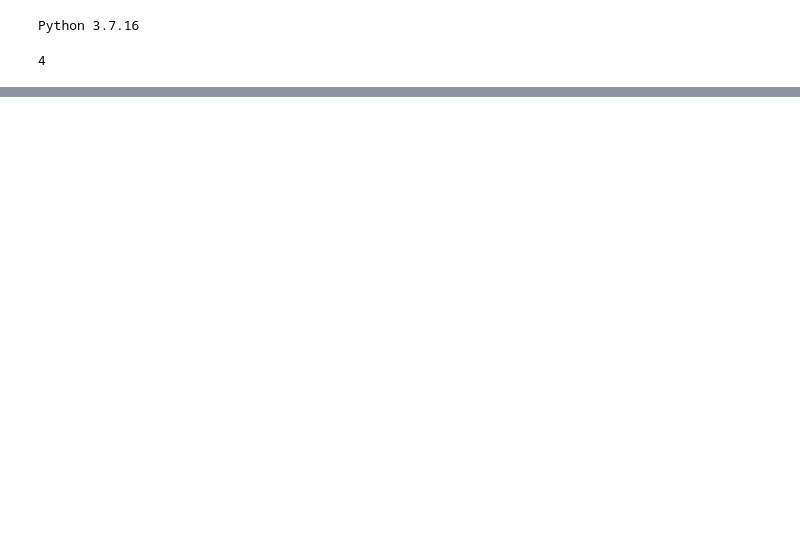
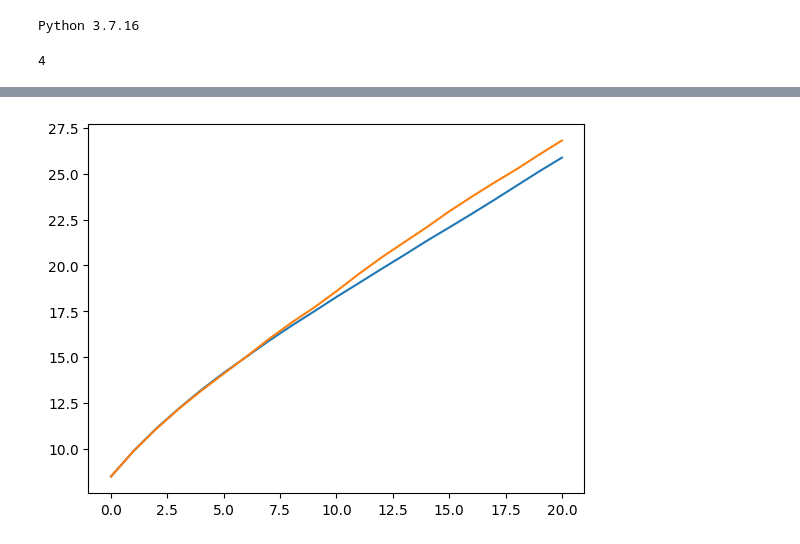
Before and after one commit to i4ata/BScProject, a Jupyter notebook: new/ReinforceBatch.ipynb, the cells around one changed output, grey strips where cells are left out. Saved outputs shown, nothing was run; the diff lists cells and outputs as text; code cells hidden in the pictures; blank space fills up the shorter version.

```diff
--- a/new/ReinforceBatch.ipynb
+++ b/new/ReinforceBatch.ipynb
@@ -100,0 +103,9 @@ plot_losses(losses)
+# %%
+global_state, actions, rewards = evaluate_agents(Rice(region_yamls_filename='fewer_region_yamls/'), agents)
+global_state_baseline, actions_baseline, rewards_baseline = baseline(Rice(region_yamls_filename='fewer_region_yamls/'))
+# %%
+plt.plot(global_state["global_temperature"]["value"][:, 0] * global_state["global_temperature"]["norm"])
+plt.plot(global_state_baseline["global_temperature"]["value"][:, 0] * global_state_baseline["global_temperature"]["norm"])
+plt.show()
+# %% [output]
+[figure, added]
```
Also changed, not shown: parts of 3 cells of this notebook, 2 other files.
